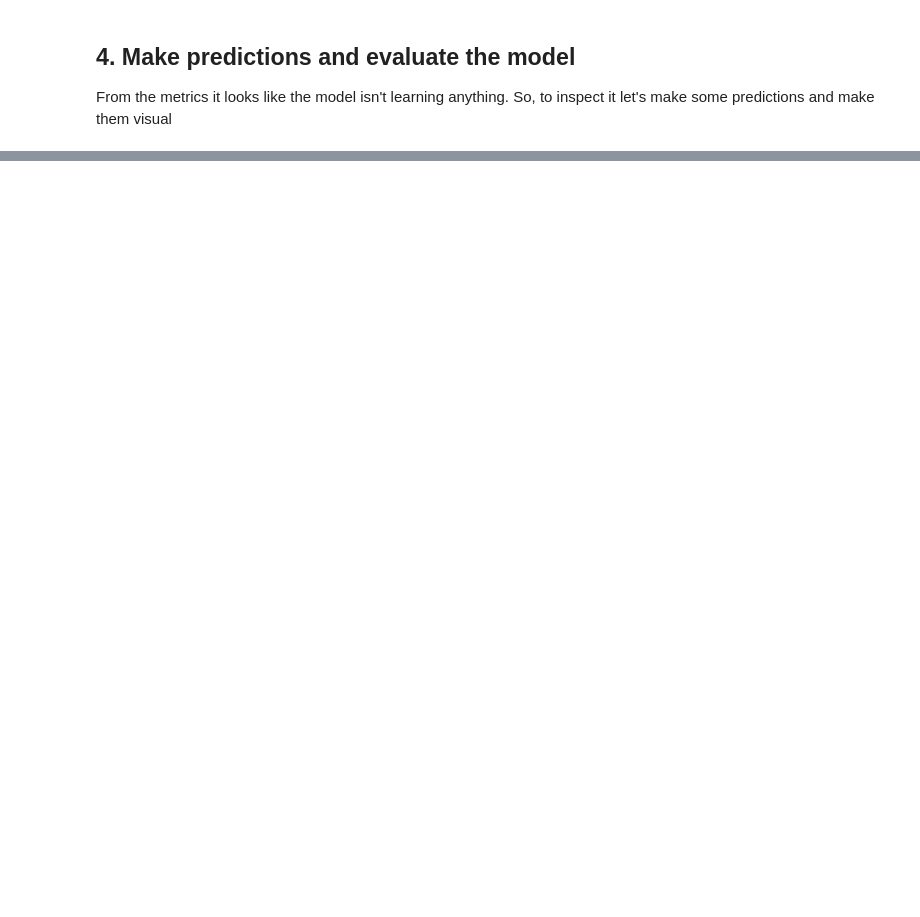
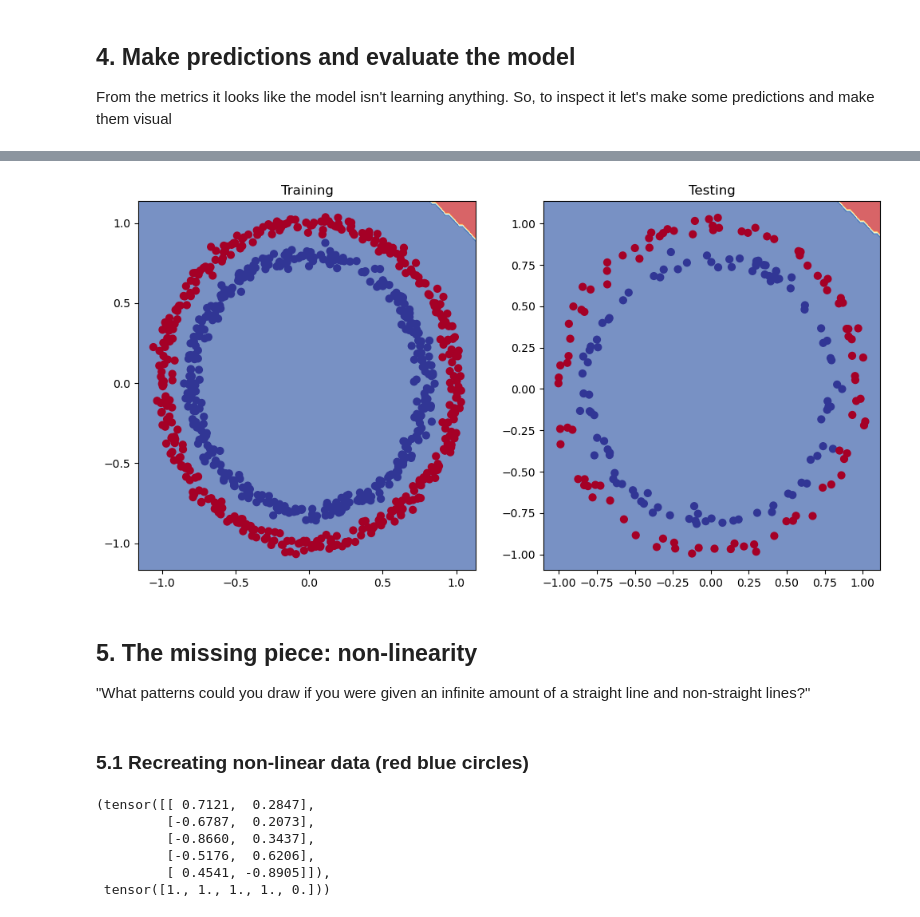
Before and after one commit to devdezzies/deep-learning-with-pytorch, a Jupyter notebook: materials/02_pytorch_classification.ipynb, the cells around one changed output, grey strips where cells are left out. Drawn from its saved outputs; the diff is of its cells as text; code cells hidden in the pictures; blank space fills up the shorter version.

Commit message:
added binary classification model v2

```diff
--- a/materials/02_pytorch_classification.ipynb
+++ b/materials/02_pytorch_classification.ipynb
@@ -407,0 +445,31 @@ plot_decision_boundary(model_0, X_test, y_test)
+# %%
+# create a training and evaluation loop
+epochs = 10000
+
+X_train, X_test = X_train.to(device), X_test.to(device)
+y_train, y_test = y_train.to(device), y_test.to(device)
+
+for epoch in range(epochs):
+    model_1.eval()
+
+    y_logits = model_1(X_train).squeeze()
+    y_preds = torch.round(torch.sigmoid(y_logits))
+
+    loss = loss_fn(y_logits, y_train)
+    acc = accuracy(y_true=y_train, y_pred=y_preds)
+
+    optimizer.zero_grad()
+
+    loss.backward()
+
+    optimizer.step()
+
+    model_1.eval()
+    with torch.inference_mode():
+        test_logits = model_1(X_test).squeeze()
+        test_preds = torch.round(torch.sigmoid(test_logits))
+
+        test_loss = loss_fn(test_logits, y_test)
+        test_acc = accuracy(y_true=y_test, y_pred=test_preds)
+    if epoch % 100 == 0:
+        print(f"epoch: {epoch} | Loss: {loss:.5f}, accuracy: {acc:.2f} | testing loss: {test_loss:.5f}, test accuracy: {test_acc:.2f} ")
@@ -407,0 +494,34 @@ plot_decision_boundary(model_0, X_test, y_test)
+# %%
+# plot the trained prediction in plot decision boundary
+plt.figure(figsize=(12, 6))
+plt.subplot(1, 2, 1)
+plt.title("Training")
+plot_decision_boundary(model_1, X_train, y_train)
+plt.subplot(1, 2, 2)
+plt.title("Testing")
+plot_decision_boundary(model_1, X_test, y_test)
+# %% [output]
+[figure, added]
+# %% [markdown]
+## 5. The missing piece: non-linearity
+
+"What patterns could you draw if you were given an infinite amount of a straight line and non-straight lines?"
+# %% [markdown]
+### 5.1 Recreating non-linear data (red blue circles)
+# %%
+# create the dataset
+n_samples = 1000
+
+X, y = make_circles(n_samples=n_samples, noise=0.1, random_state=42)
+
+X = torch.from_numpy(X).type(torch.float)
+y = torch.from_numpy(y).type(torch.float)
+
+X[:5], y[:5]
+# %% [output]
+(tensor([[ 0.7121,  0.2847],
+         [-0.6787,  0.2073],
+         [-0.8660,  0.3437],
+         [-0.5176,  0.6206],
+         [ 0.4541, -0.8905]]),
+ tensor([1., 1., 1., 1., 0.]))
```
Also changed, not shown: parts of 20 cells of this notebook.
